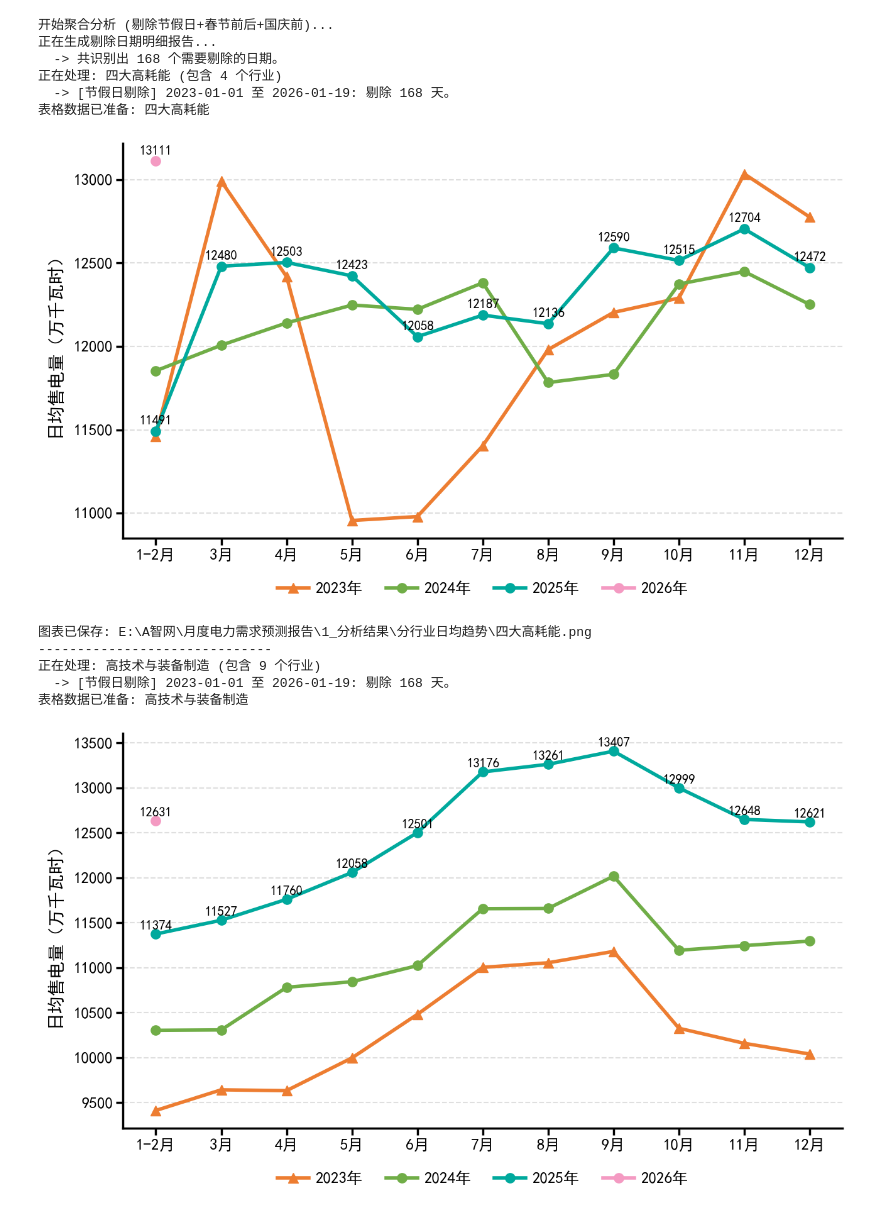
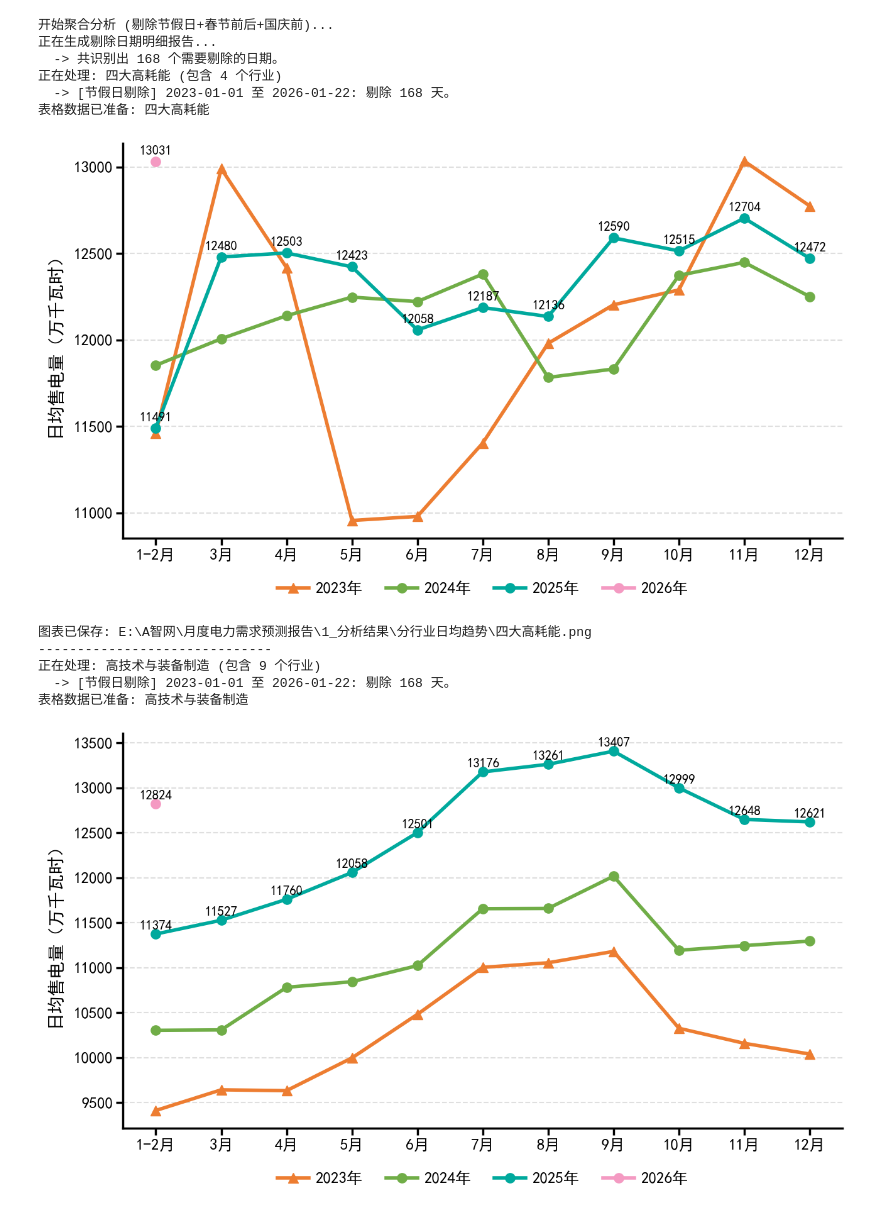
Before and after one commit to joeshuo/dailylearn, a Jupyter notebook: 月度电力需求预测/细分行业售电量制图.ipynb, the cells around one changed output. Saved outputs shown, nothing was run; the diff lists cells and outputs as text; code cells hidden in the pictures.

```diff
--- a/月度电力需求预测/细分行业售电量制图.ipynb
+++ b/月度电力需求预测/细分行业售电量制图.ipynb
@@ -16,7 +16,7 @@ except ImportError:
 # --- 1. 配置层 ---
 class Config:
     # 输入文件路径
-    INPUT_FILE = r"E:\A智网\月度电力需求预测报告\0_数据\湖北省行业日用电量_26.1.19.xlsx"
+    INPUT_FILE = r"E:\A智网\月度电力需求预测报告\0_数据\湖北省行业日用电量_26.1.22.xlsx"
     # 输出文件夹
     OUTPUT_DIR = r"E:\A智网\月度电力需求预测报告\1_分析结果\分行业日均趋势"
 
@@ -352,41 +352,41 @@ def main():
             successful_sheets.append((sheet_name, df_output))
 
             print(f"表格数据已准备: {group_name}")
             plot_daily_avg_chart(df_pivot, group_name)
             print("-" * 30)
 
     # 3. 保存 Excel
     if successful_sheets:
         with pd.ExcelWriter(excel_save_path) as writer:
             # 写入行业数据
             for sheet_name, df_output in successful_sheets:
                 df_output.to_excel(writer, sheet_name=sheet_name)
 
             # 写入剔除明细 (放在最后一个 Sheet)
             if not df_exclusion.empty:
                 df_exclusion.to_excel(writer, sheet_name="剔除日期明细", index=False)
                 print("已写入 '剔除日期明细' Sheet。")
 
         print(f"\n所有分析完成！Excel表格已保存至: {excel_save_path}")
     else:
         print("\n没有生成任何有效数据，未保存Excel文件。")
 
 if __name__ == "__main__":
     main()
 # %% [output]
 开始聚合分析 (剔除节假日+春节前后+国庆前)...
 正在生成剔除日期明细报告...
   -> 共识别出 168 个需要剔除的日期。
 正在处理: 四大高耗能 (包含 4 个行业)
-  -> [节假日剔除] 2023-01-01 至 2026-01-19: 剔除 168 天。
+  -> [节假日剔除] 2023-01-01 至 2026-01-22: 剔除 168 天。
 表格数据已准备: 四大高耗能
-[figure, old version]
+[figure, new version]
 图表已保存: E:\A智网\月度电力需求预测报告\1_分析结果\分行业日均趋势\四大高耗能.png
 ------------------------------
 正在处理: 高技术与装备制造 (包含 9 个行业)
-  -> [节假日剔除] 2023-01-01 至 2026-01-19: 剔除 168 天。
+  -> [节假日剔除] 2023-01-01 至 2026-01-22: 剔除 168 天。
 表格数据已准备: 高技术与装备制造
-[figure, old version]
+[figure, new version]
 图表已保存: E:\A智网\月度电力需求预测报告\1_分析结果\分行业日均趋势\高技术与装备制造.png
 ------------------------------
 正在处理: 消费品制造业 (包含 12 个行业)
```
Also changed, not shown: parts of 1 cell of this notebook, 11 other files.
